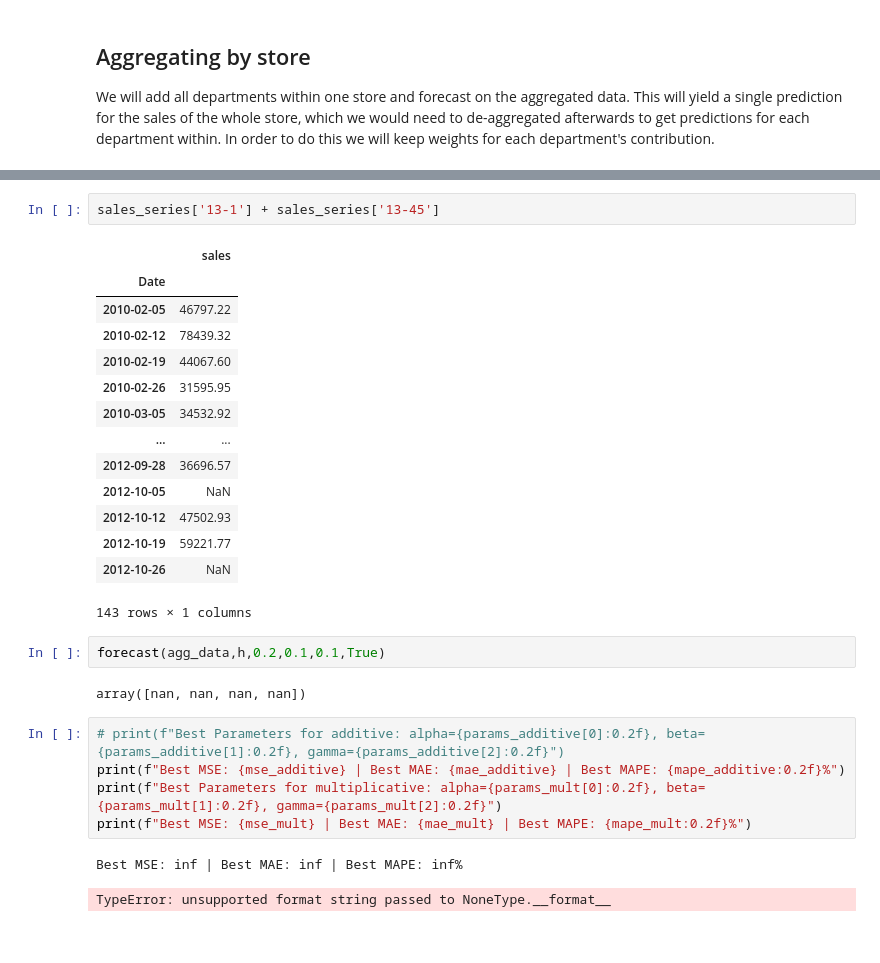
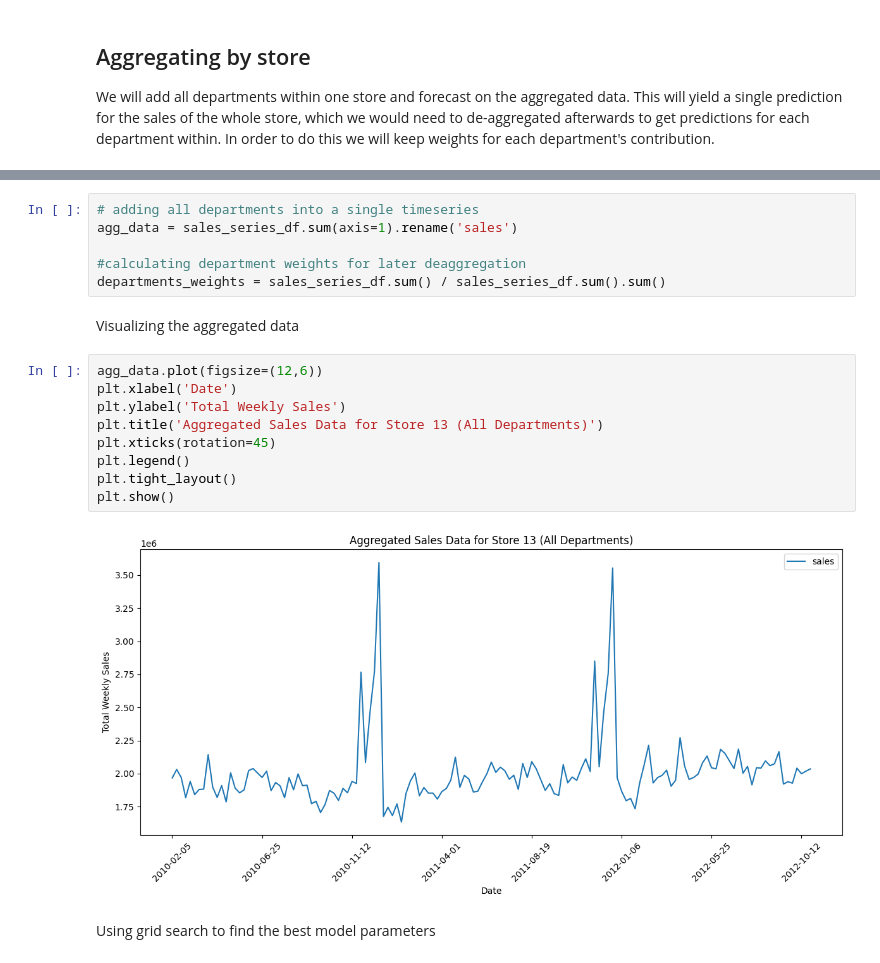
Before and after one commit to berbomeister/ws1-project, a Jupyter notebook: init.ipynb, the cells around one changed output, grey strips where cells are left out. Saved outputs shown, nothing was run; the diff lists cells and outputs as text.

Commit message:
recalculation of unit-level forecasts and finishing aggregation forecasts

```diff
--- a/init.ipynb
+++ b/init.ipynb
@@ -514,29 +454,21 @@ params_mult, mse_mult, mae_mult, mape_mult = grid_search(agg_data,h, alpha, beta
-# %%
-sales_series['13-1'] + sales_series['13-45']
-# %% [output]
-|  | sales |
-| Date |  |
-| 2010-02-05 | 46797.22 |
-| 2010-02-12 | 78439.32 |
-| 2010-02-19 | 44067.60 |
-| 2010-02-26 | 31595.95 |
-| 2010-03-05 | 34532.92 |
-| ... | ... |
-| 2012-09-28 | 36696.57 |
-| 2012-10-05 | NaN |
-| 2012-10-12 | 47502.93 |
-| 2012-10-19 | 59221.77 |
-| 2012-10-26 | NaN |
-143 rows × 1 columns
-# %%
-forecast(agg_data,h,0.2,0.1,0.1,True)
-# %% [output]
-array([nan, nan, nan, nan])
-# %%
-# print(f"Best Parameters for additive: alpha={params_additive[0]:0.2f}, beta={params_additive[1]:0.2f}, gamma={params_additive[2]:0.2f}")
-print(f"Best MSE: {mse_additive} | Best MAE: {mae_additive} | Best MAPE: {mape_additive:0.2f}%")
-print(f"Best Parameters for multiplicative: alpha={params_mult[0]:0.2f}, beta={params_mult[1]:0.2f}, gamma={params_mult[2]:0.2f}")
-print(f"Best MSE: {mse_mult} | Best MAE: {mae_mult} | Best MAPE: {mape_mult:0.2f}%")
-# %% [output]
-Best MSE: inf | Best MAE: inf | Best MAPE: inf%
-TypeError: unsupported format string passed to NoneType.__format__
+# %%
+# adding all departments into a single timeseries
+agg_data = sales_series_df.sum(axis=1).rename('sales')
+
+#calculating department weights for later deaggregation
+departments_weights = sales_series_df.sum() / sales_series_df.sum().sum()
+# %% [markdown]
+Visualizing the aggregated data
+# %%
+agg_data.plot(figsize=(12,6))
+plt.xlabel('Date')
+plt.ylabel('Total Weekly Sales')
+plt.title('Aggregated Sales Data for Store 13 (All Departments)')
+plt.xticks(rotation=45)
+plt.legend()
+plt.tight_layout()
+plt.show()
+# %% [output]
+[figure, added]
+# %% [markdown]
+Using grid search to find the best model parameters
```
Also changed, not shown: parts of 39 cells of this notebook, 1 other file.
